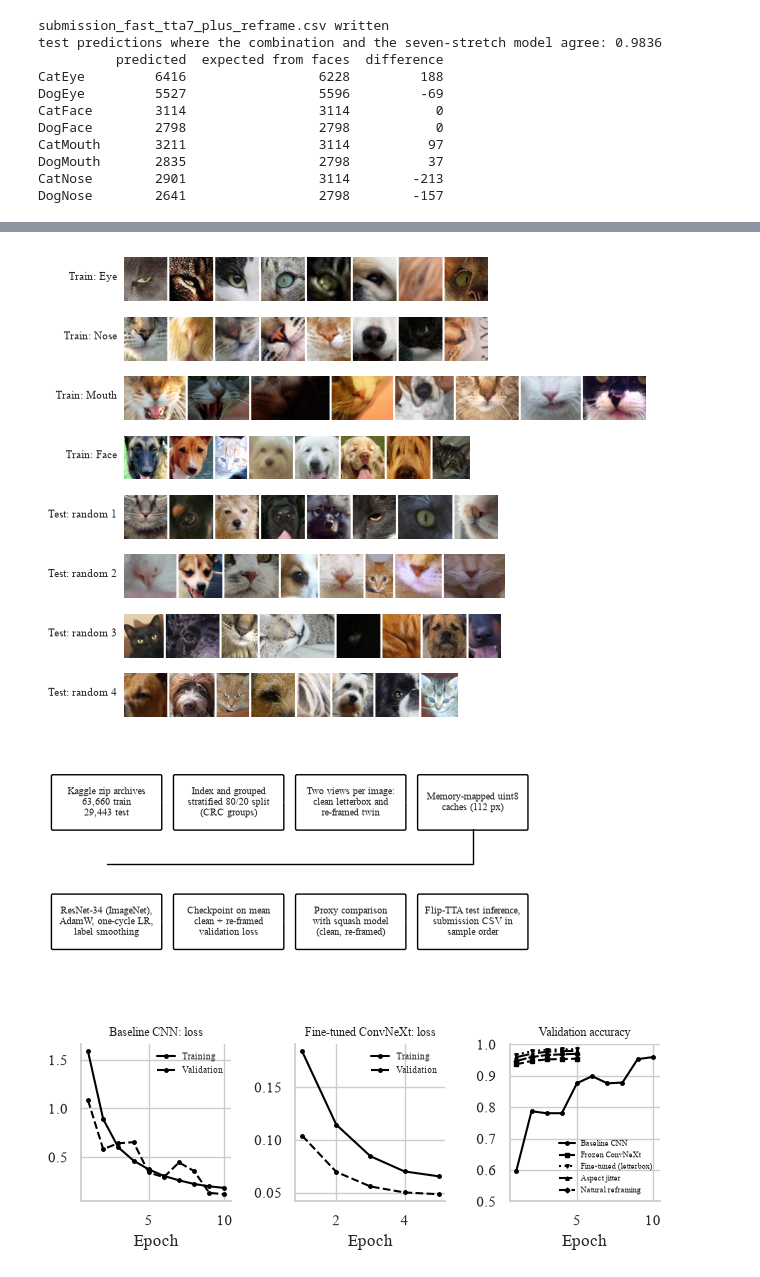
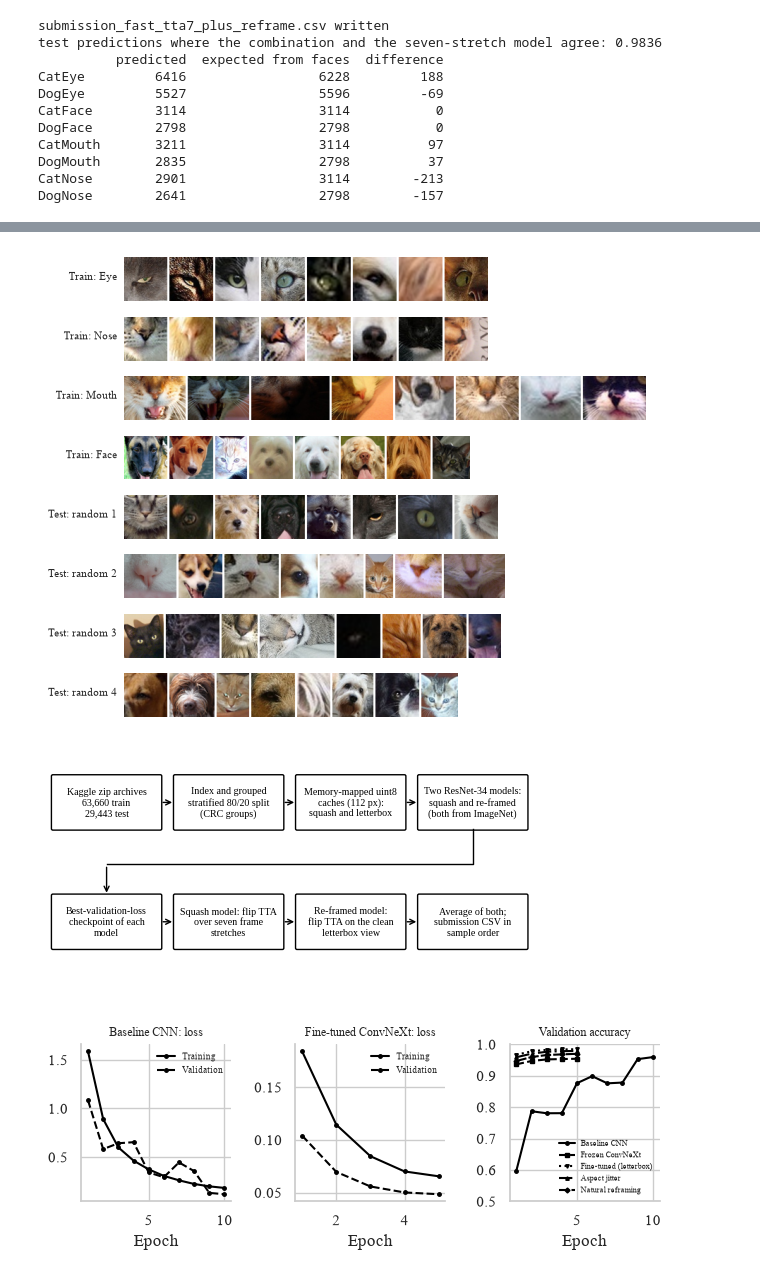
Before and after one commit to aryan-swe/kaggle-ml-image-classification-pipeline, a Jupyter notebook: 25299773_Kaggle_Pipeline.ipynb, the cells around one changed output, grey strips where cells are left out. Drawn from its saved outputs; the diff is of its cells as text; code cells hidden in the pictures.

```diff
--- a/25299773_Kaggle_Pipeline.ipynb
+++ b/25299773_Kaggle_Pipeline.ipynb
@@ -2362,7 +2366,7 @@ saved predictions in saved_results/predictions
 # Implementation Scope:
 # - Rebuild every figure used in the report from the zip archives, the saved training histories and the Commit 12 log.
 # - Print the numbers behind Table 2 (image size and shape) and Table 3 (frame shape by class).
-# - Print the per-class validation results of the final re-framed ResNet-34 (Table 8).
+# - Print the per-class validation results of the re-framed ResNet-34, one of the two models in the final submission (Table 8).
 # - Write the PNG files to report_figures/.
 
 # importing the one extra plotting class needed for the pipeline diagram
@@ -2505,9 +2509,9 @@ axis.axis("off")
 axis.set_xlim(0, 10)
 axis.set_ylim(0, 5)
 top = ["Kaggle zip archives\n63,660 train\n29,443 test", "Index and grouped\nstratified 80/20 split\n(CRC groups)",
-       "Two views per image:\nclean letterbox and\nre-framed twin", "Memory-mapped uint8\ncaches (112 px)"]
-bottom = ["ResNet-34 (ImageNet),\nAdamW, one-cycle LR,\nlabel smoothing", "Checkpoint on mean\nclean + re-framed\nvalidation loss",
-          "Proxy comparison\nwith squash model\n(clean, re-framed)", "Flip-TTA test inference,\nsubmission CSV in\nsample order"]
+       "Memory-mapped uint8\ncaches (112 px):\nsquash and letterbox", "Two ResNet-34 models:\nsquash and re-framed\n(both from ImageNet)"]
+bottom = ["Best-validation-loss\ncheckpoint of each\nmodel", "Squash model: flip TTA\nover seven frame\nstretches",
+          "Re-framed model:\nflip TTA on the clean\nletterbox view", "Average of both;\nsubmission CSV in\nsample order"]
 xs = [0.1, 2.6, 5.1, 7.6]
 for y, labels_row in ((3.4, top), (0.9, bottom)):
     for x, text in zip(xs, labels_row):
@@ -2565,7 +2569,7 @@ plt.tight_layout()
 plt.savefig(FIG_DIR / "fig7_final.png", dpi=200)
 plt.show()
 
-# Table 8: per-class results of the final re-framed ResNet-34 on the clean validation images (same split as Commit 12)
+# Table 8: per-class results of the re-framed ResNet-34 on the clean validation images (same split as Commit 12)
 train_entries, train_ids_rf, crcs = rf_index(CONFIG["train_archives"], RF["limit"])
 label_of = labels.set_index("image_id")["class"]
 y_all = np.array([rf_CLASS_IDX[label_of[i]] for i in train_ids_rf])
@@ -2574,34 +2578,34 @@ rf_model = rf_build_model(False).to(device)
 rf_model.load_state_dict(torch.load(RF["checkpoint"], map_location=device))
 rf_clean_val = rf_open_maps({}, "r")[("val", "lb_clean")]
 y_true_rf = y_all[val_idx_rf]
 y_pred_rf = rf_predict(rf_model, rf_clean_val, device).argmax(1)
 print(classification_report(y_true_rf, y_pred_rf, target_names=rf_CLASSES, digits=4))
 print(f"accuracy {(y_true_rf == y_pred_rf).mean():.4f} (Table 7 reports 0.9965)")
 print(pd.DataFrame(confusion_matrix(y_true_rf, y_pred_rf), index=rf_CLASSES, columns=rf_CLASSES).to_string())
 del rf_model
 # %% [output]
                            train        test
 images                63660.0000  29443.0000
 median width             84.0000     82.0000
 median height            80.0000     80.0000
 width min                 4.0000      8.0000
 width max              2219.0000   1832.0000
 short side below 224      0.9183      0.9179
 non-square share          0.2993      0.5499
 exactly square        41710.0000   9672.0000
 exactly square share      0.6552      0.3285
 test images expected to be exactly square if shaped like training: 19,291
           non_square  median_ratio
 ... (5 lines left out)
 CatMouth       1.000         1.419
 DogMouth       1.000         1.354
 CatNose        0.008         1.000
 DogNose        0.001         1.000
 [figure]
 [figure]
 [figure]
 [figure]
-[figure, old version]
+[figure, new version]
 [figure]
 [figure]
               precision    recall  f1-score   support
```
Also changed, not shown: parts of 5 cells of this notebook.
